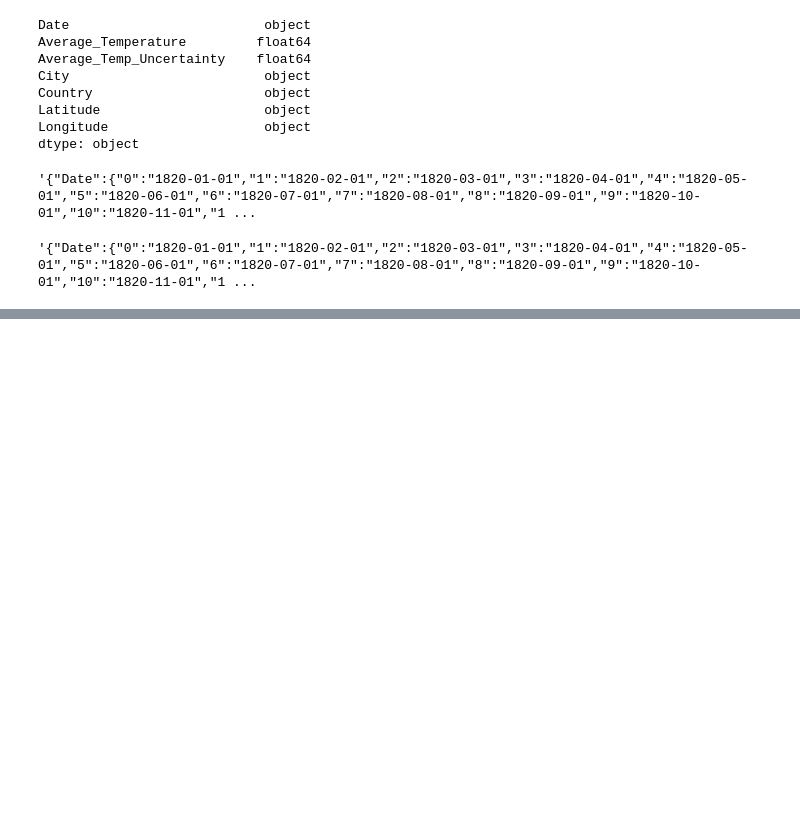
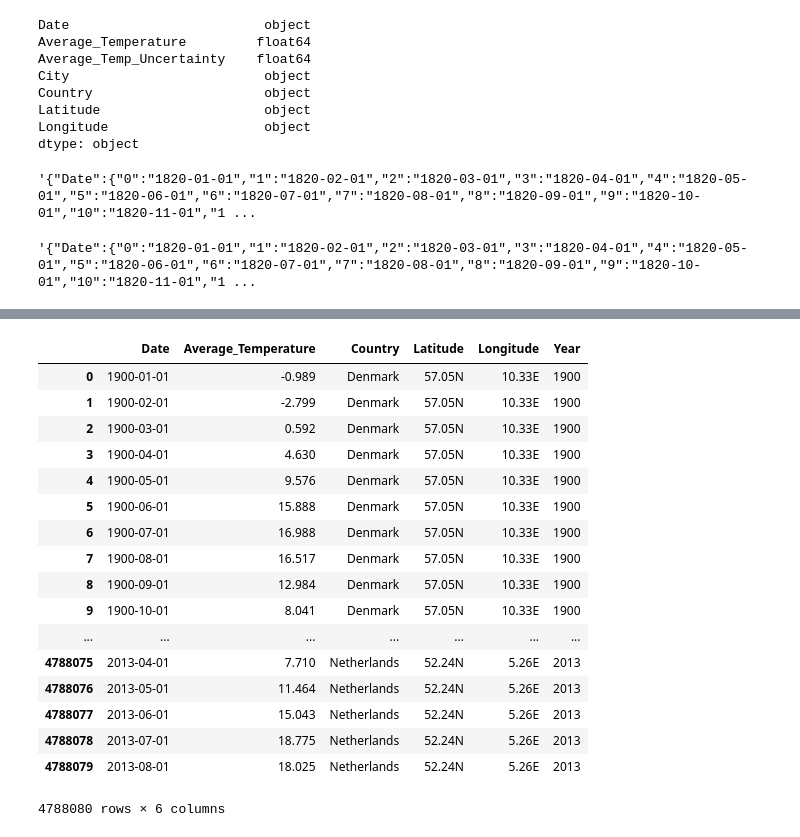
Before and after one commit to xsarinix/feeling-hot-hot-hot, a Jupyter notebook: csv_cleaning.ipynb, the cells around one changed output, grey strips where cells are left out. Cells and saved outputs as stored; diff of their text form; code cells hidden in the pictures; blank space fills up the shorter version.

```diff
--- a/csv_cleaning.ipynb
+++ b/csv_cleaning.ipynb
@@ -101,0 +124,26 @@ climate_json
+# %%
+global_temps_csv="resources/cleaned_GlobalLandTemperaturesByCity.csv"
+global_temps_df=pd.read_csv(global_temps_csv)
+split=global_temps_df["Date"].str.split("-", expand=True)
+global_temps_df["Year"]=split[0]
+# %%
+global_temps_df
+# %% [output]
+|  | Date | Average_Temperature | Country | Latitude | Longitude | Year |
+| 0 | 1900-01-01 | -0.989 | Denmark | 57.05N | 10.33E | 1900 |
+| 1 | 1900-02-01 | -2.799 | Denmark | 57.05N | 10.33E | 1900 |
+| 2 | 1900-03-01 | 0.592 | Denmark | 57.05N | 10.33E | 1900 |
+| 3 | 1900-04-01 | 4.630 | Denmark | 57.05N | 10.33E | 1900 |
+| 4 | 1900-05-01 | 9.576 | Denmark | 57.05N | 10.33E | 1900 |
+| 5 | 1900-06-01 | 15.888 | Denmark | 57.05N | 10.33E | 1900 |
+| 6 | 1900-07-01 | 16.988 | Denmark | 57.05N | 10.33E | 1900 |
+| 7 | 1900-08-01 | 16.517 | Denmark | 57.05N | 10.33E | 1900 |
+| 8 | 1900-09-01 | 12.984 | Denmark | 57.05N | 10.33E | 1900 |
+| 9 | 1900-10-01 | 8.041 | Denmark | 57.05N | 10.33E | 1900 |
+| ... | ... | ... | ... | ... | ... | ... |
+| 4788075 | 2013-04-01 | 7.710 | Netherlands | 52.24N | 5.26E | 2013 |
+| 4788076 | 2013-05-01 | 11.464 | Netherlands | 52.24N | 5.26E | 2013 |
+| 4788077 | 2013-06-01 | 15.043 | Netherlands | 52.24N | 5.26E | 2013 |
+| 4788078 | 2013-07-01 | 18.775 | Netherlands | 52.24N | 5.26E | 2013 |
+| 4788079 | 2013-08-01 | 18.025 | Netherlands | 52.24N | 5.26E | 2013 |
+4788080 rows × 6 columns
```
Also changed, not shown: parts of 3 cells of this notebook, 11 other files.
